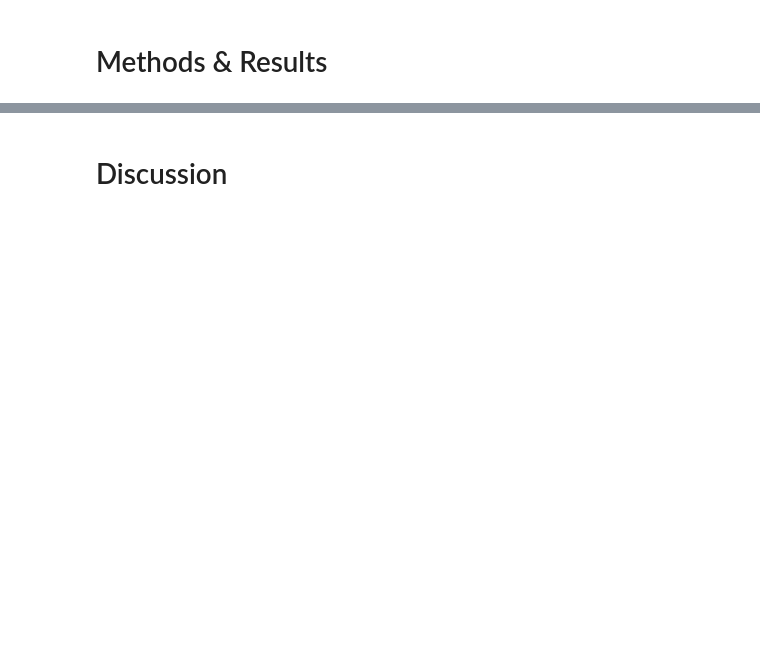
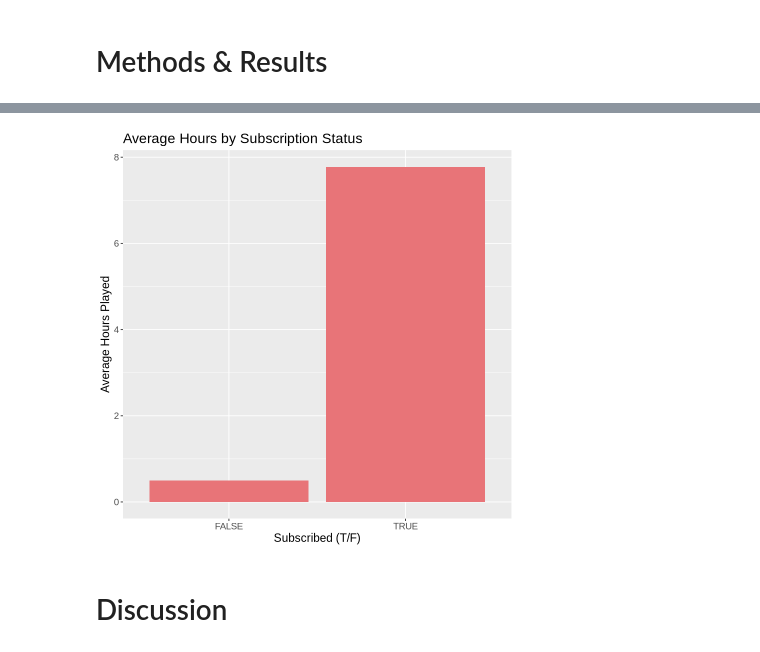
Before and after one commit to justin-pilson/dsci-100-project-2025w2-group-31, a Jupyter notebook: group-project-main-file.ipynb, the cells around one changed output, grey strips where cells are left out. Drawn from its saved outputs; the diff is of its cells as text; code cells hidden in the pictures; blank space fills up the shorter version.

Commit message:
Simplified dataset, added summary table of quantitative variables, and added first plot.

```diff
--- a/group-project-main-file.ipynb
+++ b/group-project-main-file.ipynb
@@ -70,0 +58,6 @@ players_recipe <- recipe(
+# %%
+players_simplified <- players |>
+    mutate(age = Age) |>
+    select(age, subscribe, played_hours)
+
+players_simplified
@@ -71,2 +102,16 @@ players_recipe <- recipe(
+# %%
+avg_hours_plot <- players_simplified |>
+    group_by(subscribe) |>
+    summarize(avg_hours = mean(played_hours)) |>
+    ggplot(aes(x = subscribe, y = avg_hours)) +
+        geom_bar(stat = "identity", fill = '#e87478') +
+        labs(title = 'Average Hours by Subscription Status',
+             x = 'Subscribed (T/F)',
+             y = 'Average Hours Played') +
+        theme(text = element_text(size = 14))
+
+avg_hours_plot
+# %% [output]
+[figure, added]
 # %% [markdown]
 # Discussion
```
Also changed, not shown: parts of 11 cells of this notebook.
